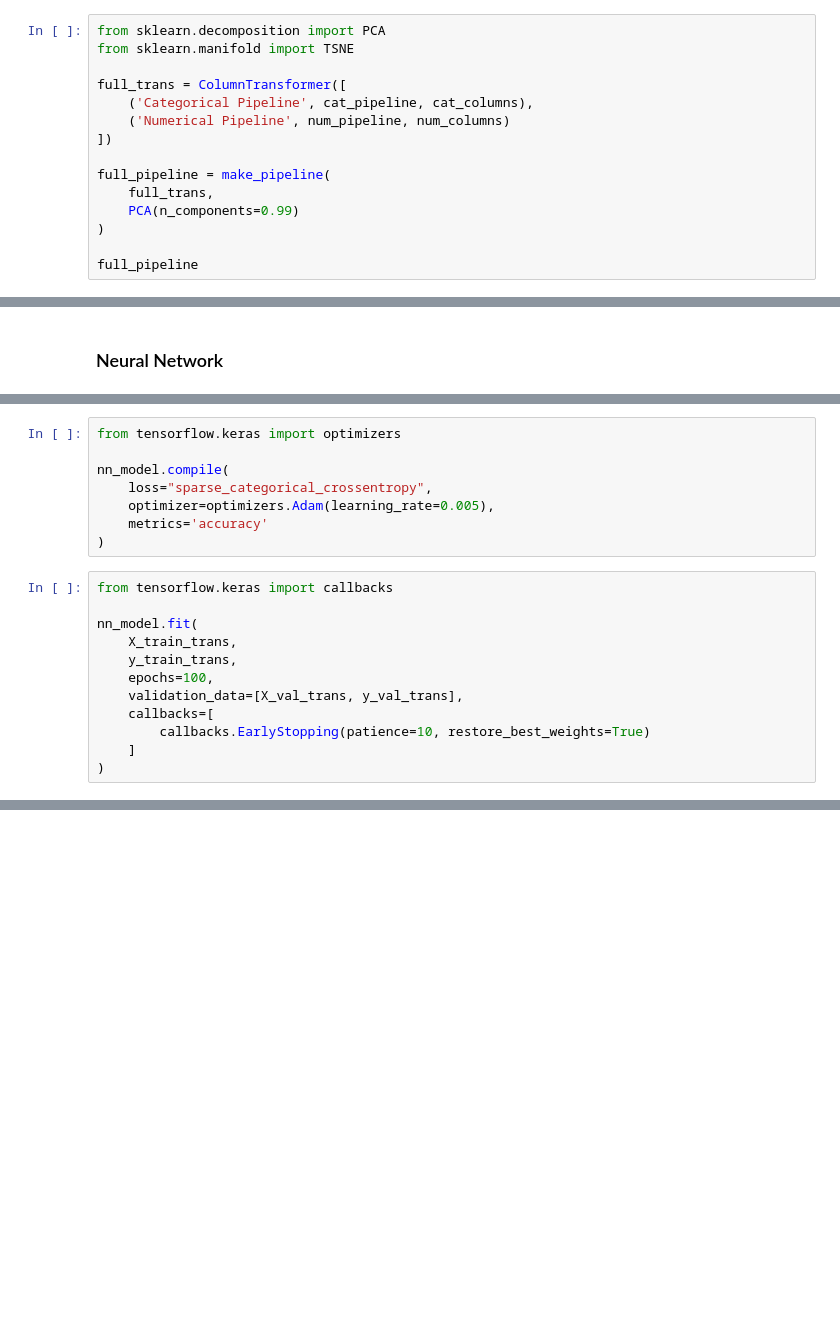
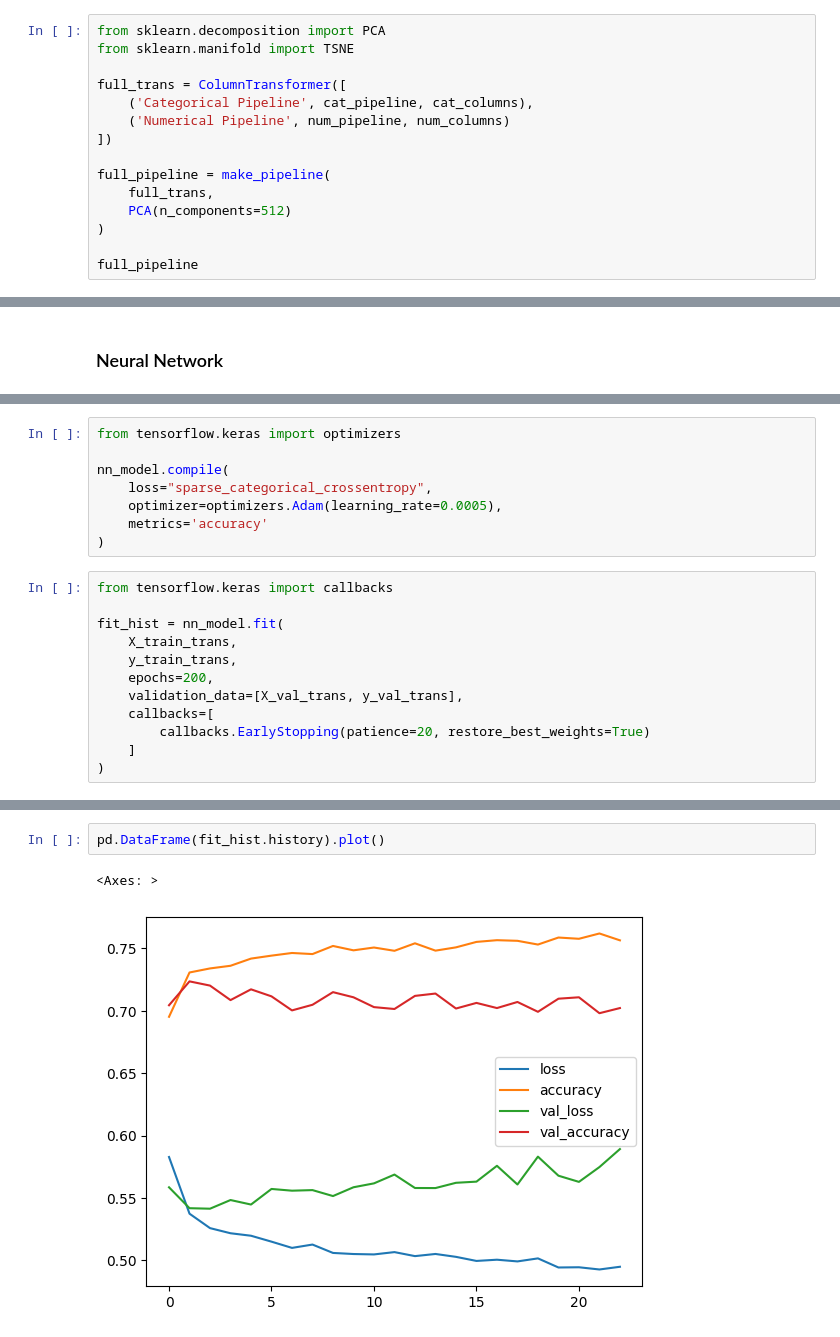
Before and after one commit to alfiannajih/startup-prediction, a Jupyter notebook: startup success prediction.ipynb, the cells around one changed output, grey strips where cells are left out. Drawn from its saved outputs; the diff is of its cells as text; blank space fills up the shorter version.

```diff
--- a/EDA startup.ipynb
+++ b/startup success prediction.ipynb
@@ -862,7 +862,7 @@ full_trans = ColumnTransformer([
 
 full_pipeline = make_pipeline(
     full_trans,
-    PCA(n_components=0.99)
+    PCA(n_components=512)
 )
 
 full_pipeline
@@ -1165,19 +1157,19 @@ from tensorflow.keras import optimizers
 
 nn_model.compile(
     loss="sparse_categorical_crossentropy",
-    optimizer=optimizers.Adam(learning_rate=0.005),
+    optimizer=optimizers.Adam(learning_rate=0.0005),
     metrics='accuracy'
 )
 # %%
 from tensorflow.keras import callbacks
 
-nn_model.fit(
+fit_hist = nn_model.fit(
     X_train_trans,
     y_train_trans,
-    epochs=100,
+    epochs=200,
     validation_data=[X_val_trans, y_val_trans],
     callbacks=[
-        callbacks.EarlyStopping(patience=10, restore_best_weights=True)
+        callbacks.EarlyStopping(patience=20, restore_best_weights=True)
     ]
 )
 # %% [output]
@@ -1202,3 +1193,8 @@ Epoch 19/100
+# %%
+pd.DataFrame(fit_hist.history).plot()
+# %% [output]
+<Axes: >
+[figure, added]
 # %%
 nn_predict = nn_model.predict(X_val_trans).argmax(axis=-1)
 
```
Also changed, not shown: parts of 10 cells of this notebook.
